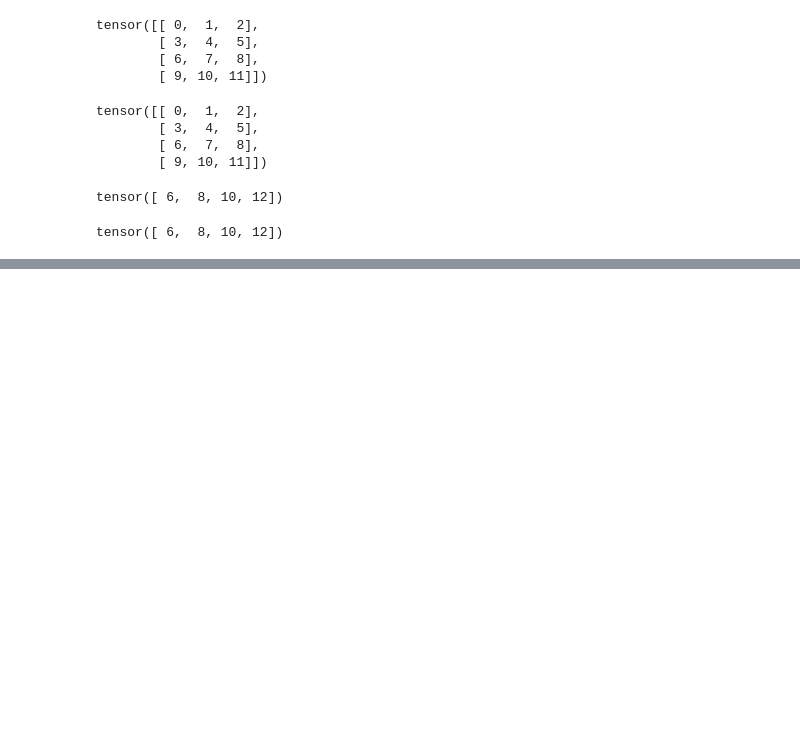
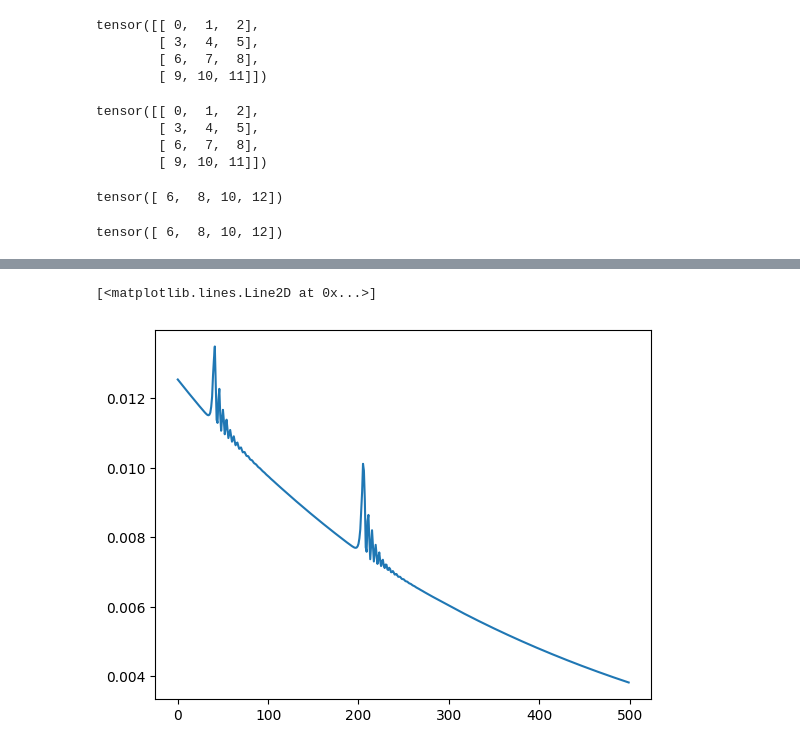
Before and after one commit to prashantghevde1/Pytorch, a Jupyter notebook: Intro.ipynb, the cells around one changed output, grey strips where cells are left out. Drawn from its saved outputs; the diff is of its cells as text; code cells hidden in the pictures; blank space fills up the shorter version.

```diff
--- a/Intro.ipynb
+++ b/Intro.ipynb
@@ -82,0 +151,11 @@ my_model = my_class()
+# %%
+from sklearn.model_selection import train_test_split
+X_train, X_test, y_train, y_test = train_test_split(X, y, test_size = 0.2, random_state=41)
+# %%
+X_train = torch.FloatTensor(X_train)
+X_test = torch.FloatTensor(X_test)
+y_train = torch.LongTensor(y_train)
+y_test = torch.LongTensor(y_test)
+# %%
+criterion = nn.CrossEntropyLoss()
+optimizer = torch.optim.Adam(my_model.parameters(), lr=0.01)
@@ -82,0 +166,14 @@ my_model = my_class()
+# %%
+epoch = 500
+losses =[]
+for i in range(epoch):
+  y_pred = my_model(X_train) # Call forward on the model instance
+  loss = criterion(y_pred, y_train)
+  losses.append(loss.detach()) # Detach the loss tensor before appending
+
+  if i % 10 ==0:
+    print(f'Epoch: {i} Loss: {loss}')
+
+  optimizer.zero_grad()
+  loss.backward()
+  optimizer.step()
@@ -82,0 +198,5 @@ my_model = my_class()
+# %%
+plt.plot(range(epoch), losses)
+# %% [output]
+[<matplotlib.lines.Line2D at 0x...>]
+[figure, added]
```
Also changed, not shown: parts of 8 cells of this notebook.
